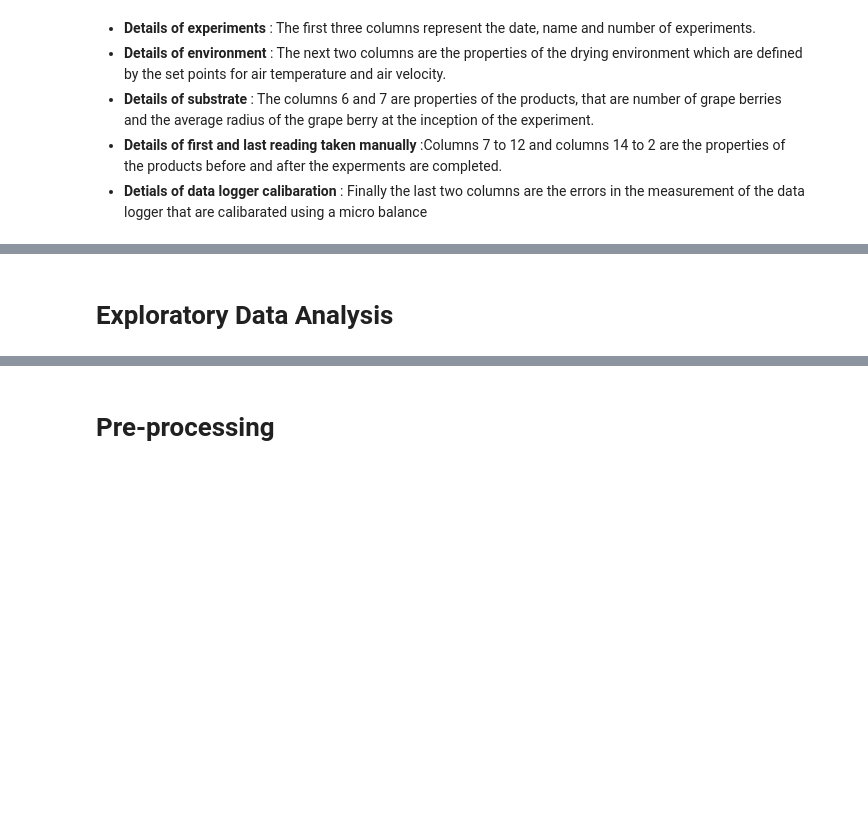
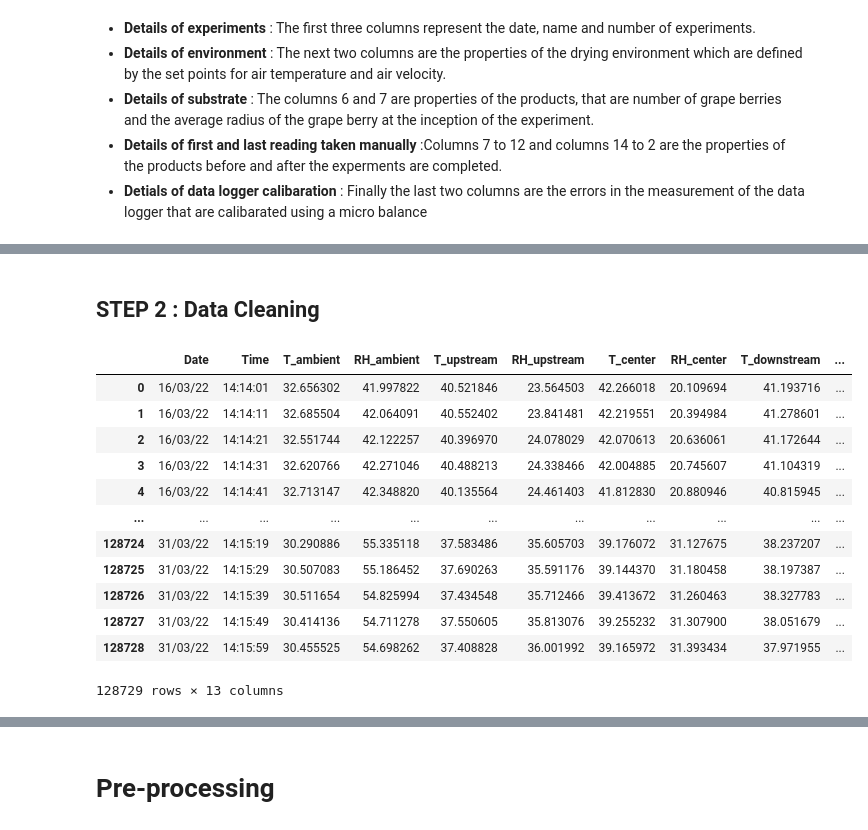
Before and after one commit to ameyak2310/DryingProcessRate_Predictor, a Jupyter notebook: TimeSeriesAnalysis.ipynb, the cells around one changed output, grey strips where cells are left out. Drawn from its saved outputs; the diff is of its cells as text; code cells hidden in the pictures; blank space fills up the shorter version.

```diff
--- a/TimeSeriesAnalysis.ipynb
+++ b/TimeSeriesAnalysis.ipynb
@@ -81,2 +113,19 @@ print("Initial Wt (grams) = ", round(exWt[exp],3))
 # %% [markdown]
-# Exploratory Data Analysis
+## STEP 2 : Data Cleaning
+# %%
+# Dropping any NaNs and blanck cells.
+frame.dropna(axis=0)
+# %% [output]
+|  | Date | Time | T_ambient | RH_ambient | T_upstream | RH_upstream | T_center | RH_center | T_downstream | ... |
+| 0 | 16/03/22 | 14:14:01 | 32.656302 | 41.997822 | 40.521846 | 23.564503 | 42.266018 | 20.109694 | 41.193716 | ... |
+| 1 | 16/03/22 | 14:14:11 | 32.685504 | 42.064091 | 40.552402 | 23.841481 | 42.219551 | 20.394984 | 41.278601 | ... |
+| 2 | 16/03/22 | 14:14:21 | 32.551744 | 42.122257 | 40.396970 | 24.078029 | 42.070613 | 20.636061 | 41.172644 | ... |
+| 3 | 16/03/22 | 14:14:31 | 32.620766 | 42.271046 | 40.488213 | 24.338466 | 42.004885 | 20.745607 | 41.104319 | ... |
+| 4 | 16/03/22 | 14:14:41 | 32.713147 | 42.348820 | 40.135564 | 24.461403 | 41.812830 | 20.880946 | 40.815945 | ... |
+| ... | ... | ... | ... | ... | ... | ... | ... | ... | ... | ... |
+| 128724 | 31/03/22 | 14:15:19 | 30.290886 | 55.335118 | 37.583486 | 35.605703 | 39.176072 | 31.127675 | 38.237207 | ... |
+| 128725 | 31/03/22 | 14:15:29 | 30.507083 | 55.186452 | 37.690263 | 35.591176 | 39.144370 | 31.180458 | 38.197387 | ... |
+| 128726 | 31/03/22 | 14:15:39 | 30.511654 | 54.825994 | 37.434548 | 35.712466 | 39.413672 | 31.260463 | 38.327783 | ... |
+| 128727 | 31/03/22 | 14:15:49 | 30.414136 | 54.711278 | 37.550605 | 35.813076 | 39.255232 | 31.307900 | 38.051679 | ... |
+| 128728 | 31/03/22 | 14:15:59 | 30.455525 | 54.698262 | 37.408828 | 36.001992 | 39.165972 | 31.393434 | 37.971955 | ... |
+128729 rows × 13 columns
```
Also changed, not shown: parts of 17 cells of this notebook, 4 other files.
